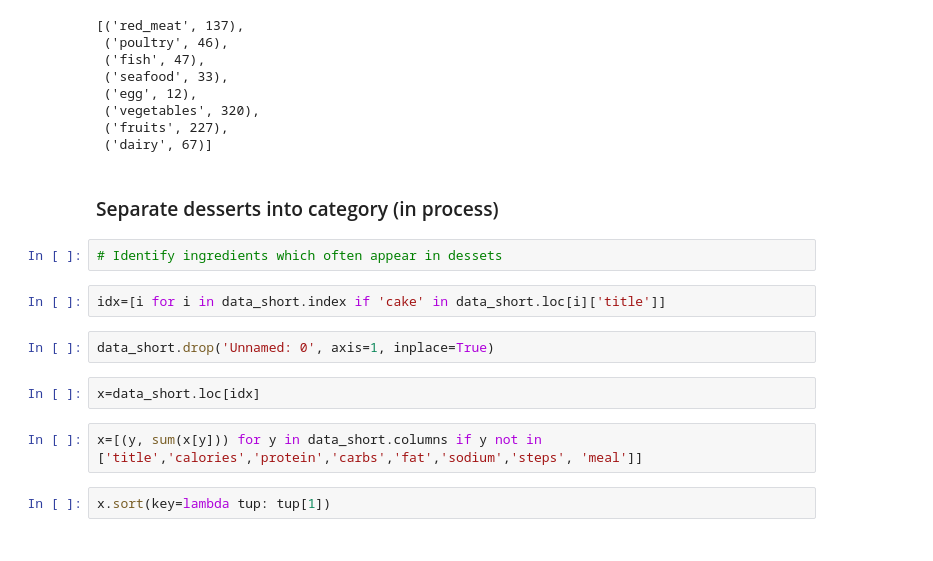
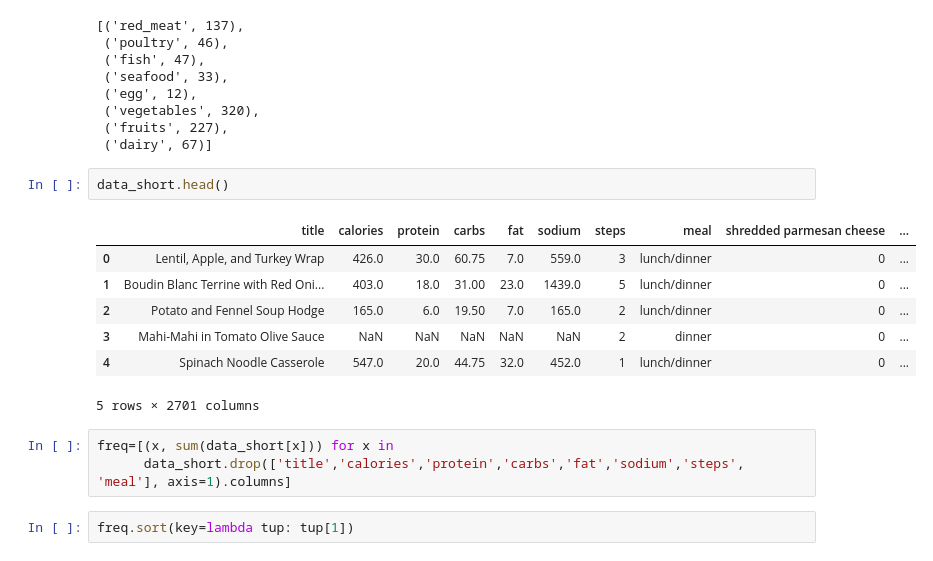
Before and after one commit to cgutwein/grocery-and-meal-assistant, a Jupyter notebook: python/Simplify the ingredients and create dataset with unified ingredients.ipynb, the cells around one changed output. Cells and saved outputs as stored; diff of their text form.

```diff
--- a/python/Simplify the ingredients and create dataset with unified ingredients.ipynb
+++ b/python/Simplify the ingredients and create dataset with unified ingredients.ipynb
@@ -231,17 +274,18 @@ short_ingredients.to_csv('data/ing_list.csv', encoding='UTF-8')
  ('vegetables', 320),
  ('fruits', 227),
  ('dairy', 67)]
-# %% [markdown]
-### Separate desserts into category (in process)
-# %%
-# Identify ingredients which often appear in dessets
-# %%
-idx=[i for i in data_short.index if 'cake' in data_short.loc[i]['title']]
-# %%
-data_short.drop('Unnamed: 0', axis=1, inplace=True)
-# %%
-x=data_short.loc[idx]
+# %%
+data_short.head()
+# %% [output]
+|  | title | calories | protein | carbs | fat | sodium | steps | meal | shredded parmesan cheese | ... |
+| 0 | Lentil, Apple, and Turkey Wrap | 426.0 | 30.0 | 60.75 | 7.0 | 559.0 | 3 | lunch/dinner | 0 | ... |
+| 1 | Boudin Blanc Terrine with Red Oni... | 403.0 | 18.0 | 31.00 | 23.0 | 1439.0 | 5 | lunch/dinner | 0 | ... |
+| 2 | Potato and Fennel Soup Hodge | 165.0 | 6.0 | 19.50 | 7.0 | 165.0 | 2 | lunch/dinner | 0 | ... |
+| 3 | Mahi-Mahi in Tomato Olive Sauce | NaN | NaN | NaN | NaN | NaN | 2 | dinner | 0 | ... |
+| 4 | Spinach Noodle Casserole | 547.0 | 20.0 | 44.75 | 32.0 | 452.0 | 1 | lunch/dinner | 0 | ... |
+5 rows × 2701 columns
 # %%
-x=[(y, sum(x[y])) for y in data_short.columns if y not in ['title','calories','protein','carbs','fat','sodium','steps', 'meal']]
+freq=[(x, sum(data_short[x])) for x in
+      data_short.drop(['title','calories','protein','carbs','fat','sodium','steps', 'meal'], axis=1).columns]
 # %%
-x.sort(key=lambda tup: tup[1])
+freq.sort(key=lambda tup: tup[1])
```
Also changed, not shown: parts of 21 cells of this notebook, 1 other file.
